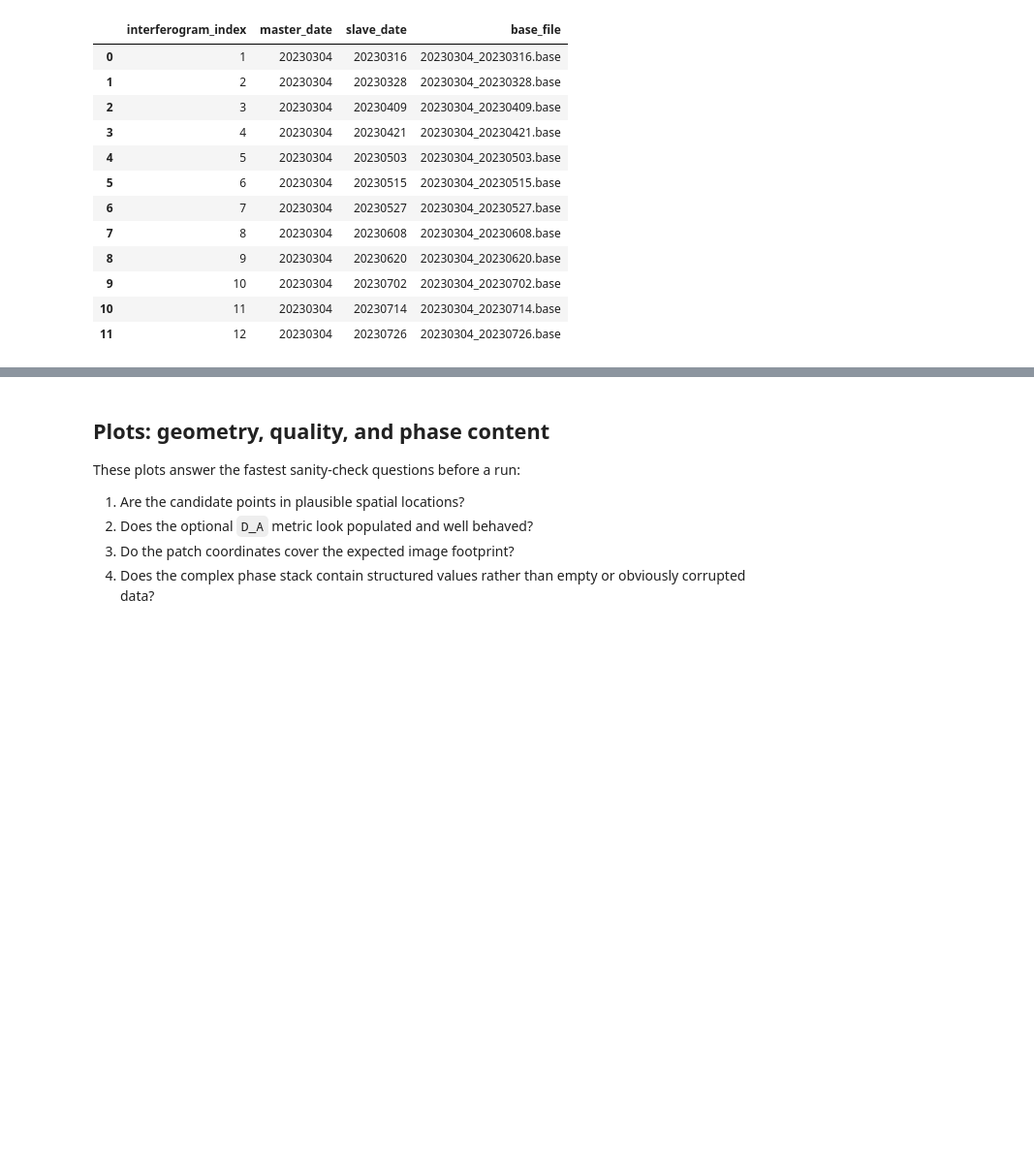
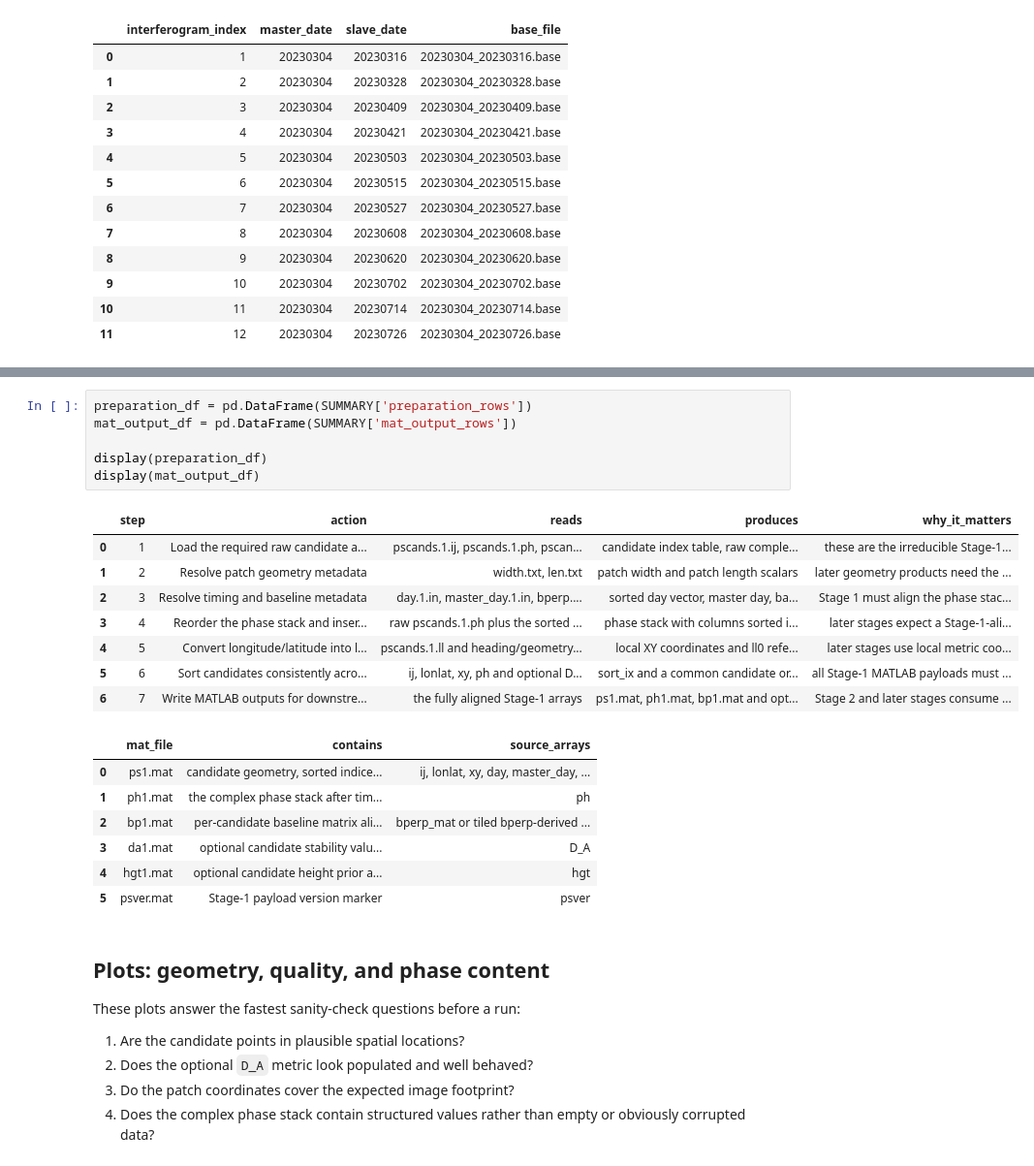
Before and after one commit to sirbastiano/pystamps, a Jupyter notebook: notebooks/01_pystamps_dataset_inspection.ipynb, the cells around one changed output, grey strips where cells are left out. Shown at 97% size. Drawn from its saved outputs; the diff is of its cells as text; blank space fills up the shorter version.

Commit message:
feat(notebooks): explain stage1 matlab preparation

```diff
--- a/notebooks/01_pystamps_dataset_inspection.ipynb
+++ b/notebooks/01_pystamps_dataset_inspection.ipynb
@@ -257,3 +271,25 @@ display(interferogram_df.head(12))
+# %%
+preparation_df = pd.DataFrame(SUMMARY['preparation_rows'])
+mat_output_df = pd.DataFrame(SUMMARY['mat_output_rows'])
+
+display(preparation_df)
+display(mat_output_df)
+# %% [output]
+|  | step | action | reads | produces | why_it_matters |
+| 0 | 1 | Load the required raw candidate a... | pscands.1.ij, pscands.1.ph, pscan... | candidate index table, raw comple... | these are the irreducible Stage-1... |
+| 1 | 2 | Resolve patch geometry metadata | width.txt, len.txt | patch width and patch length scalars | later geometry products need the ... |
+| 2 | 3 | Resolve timing and baseline metadata | day.1.in, master_day.1.in, bperp.... | sorted day vector, master day, ba... | Stage 1 must align the phase stac... |
+| 3 | 4 | Reorder the phase stack and inser... | raw pscands.1.ph plus the sorted ... | phase stack with columns sorted i... | later stages expect a Stage-1-ali... |
+| 4 | 5 | Convert longitude/latitude into l... | pscands.1.ll and heading/geometry... | local XY coordinates and ll0 refe... | later stages use local metric coo... |
+| 5 | 6 | Sort candidates consistently acro... | ij, lonlat, xy, ph and optional D... | sort_ix and a common candidate or... | all Stage-1 MATLAB payloads must ... |
+| 6 | 7 | Write MATLAB outputs for downstre... | the fully aligned Stage-1 arrays | ps1.mat, ph1.mat, bp1.mat and opt... | Stage 2 and later stages consume ... |
+|  | mat_file | contains | source_arrays |
+| 0 | ps1.mat | candidate geometry, sorted indice... | ij, lonlat, xy, day, master_day, ... |
+| 1 | ph1.mat | the complex phase stack after tim... | ph |
+| 2 | bp1.mat | per-candidate baseline matrix ali... | bperp_mat or tiled bperp-derived ... |
+| 3 | da1.mat | optional candidate stability valu... | D_A |
+| 4 | hgt1.mat | optional candidate height prior a... | hgt |
+| 5 | psver.mat | Stage-1 payload version marker | psver |
 # %% [markdown]
 ## Plots: geometry, quality, and phase content
 
```
Also changed, not shown: parts of 1 cell of this notebook, 2 other files.
